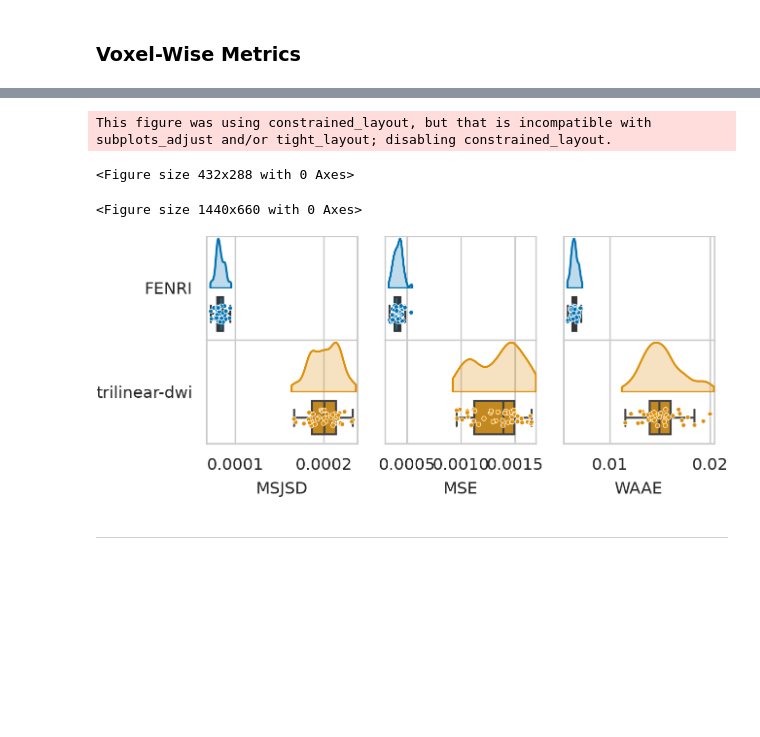
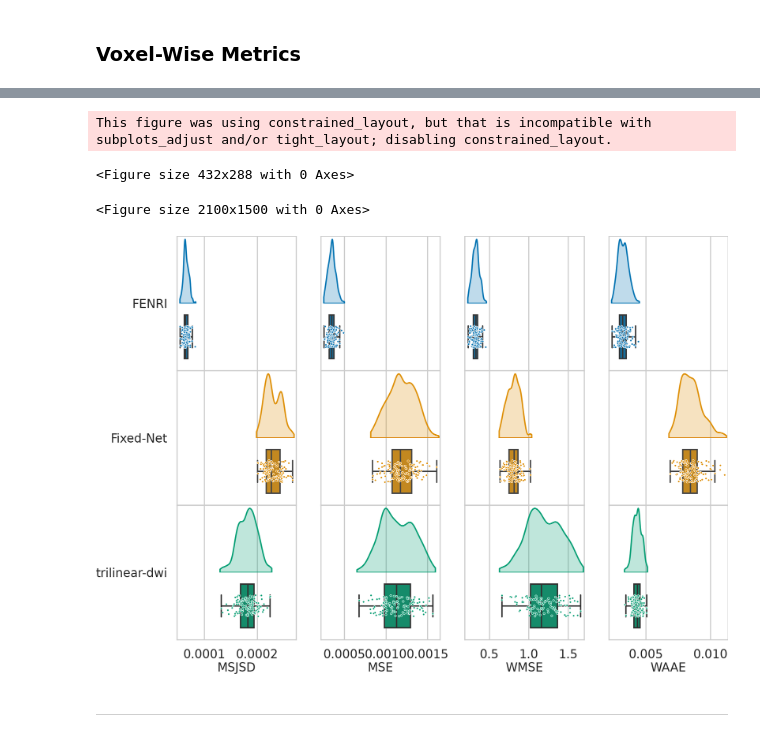
Before and after one commit to TylerSpears/fenri, a Jupyter notebook: notebooks/data_analysis/hcp/quant_analysis.ipynb, the cells around one changed output, grey strips where cells are left out. Cells and saved outputs as stored; diff of their text form; code cells hidden in the pictures; blank space fills up the shorter version.

Commit message:
Update training & testing scripts, add scilpy eval., add baseline methods; ISBI 2024 submission

```diff
--- a/notebooks/data_analysis/hcp/quant_analysis.ipynb
+++ b/notebooks/data_analysis/hcp/quant_analysis.ipynb
@@ -151,8 +151,8 @@ def log_prefix():
 split_files = {
     # "01.1": Path("../../continuous_sr/data_splits/tmp_one-subj_HCP_train-val-test_split_01.1.csv"),
     "01.1": Path("../../continuous_sr/data_splits/HCP_train-val-test_split_01.1.csv"),
-    # "02.1": Path("../../continuous_sr/data_splits/HCP_train-val-test_split_02.1.csv"),
-    # "03.1": Path("../../continuous_sr/data_splits/HCP_train-val-test_split_03.1.csv"),
+    "02.1": Path("../../continuous_sr/data_splits/HCP_train-val-test_split_02.1.csv"),
+    "03.1": Path("../../continuous_sr/data_splits/HCP_train-val-test_split_03.1.csv"),
 }
 
 test_subj_ids_split = dict()
@@ -419,10 +461,28 @@ Done loading pred data
 sphere = dipy.data.get_sphere("repulsion724")
 theta, phi = pitn.odf.get_torch_sample_sphere_coords(sphere, device, torch.float32)
 
-metric_names = ("JSD", "MSE", "WAAE")
+
+def sh_weighted_mse_masked(y_pred, y, mask):
+    LOSS_ODF_COEFF_MEANS = torch.from_numpy(
+        np.array([0.17] + [0.002] * 5 + [0.002] * 9 + [0.0] * 13 + [0.0] * 17)
+    )
+    LOSS_ODF_COEFF_STDS = torch.from_numpy(
+        np.array([0.05] + [0.1] * 5 + [0.06] * 9 + [0.03] * 13 + [0.01] * 17)
+    )
+    LOSS_ODF_COEFF_MEANS = LOSS_ODF_COEFF_MEANS[None, :, None, None, None].to(y_pred)
+    LOSS_ODF_COEFF_STDS = LOSS_ODF_COEFF_STDS[None, :, None, None, None].to(y_pred)
+
+    y_pred_standardized = (y_pred - LOSS_ODF_COEFF_MEANS) / LOSS_ODF_COEFF_STDS
+    y_standardized = (y - LOSS_ODF_COEFF_MEANS) / LOSS_ODF_COEFF_STDS
+
+    return pitn.metrics.mse_batchwise_masked(y_pred_standardized, y_standardized, mask)
+
+
+metric_names = ("JSD", "MSE", "WMSE", "WAAE")
 metric_fns = (
     partial(pitn.metrics.sphere_jensen_shannon_distance, theta=theta, phi=phi),
     pitn.metrics.mse_batchwise_masked,
+    sh_weighted_mse_masked,
     partial(
         pitn.metrics.waae,
         # n_peaks=WAAE_N_PEAKS,
@@ -430,6 +490,7 @@ metric_fns = (
         # n_peaks=3,
         odf_integral_theta=theta,  # .cpu(),
         odf_integral_phi=phi,  # .cpu(),
+        fp_fn_w=pitn.metrics.HCP_MEDIAN_NORM_PEAK,
     ),
 )
 # %% [markdown]
@@ -437,7 +498,7 @@ metric_fns = (
 # %% [markdown]
 ### Voxel-Wise Metrics
 # %%
-VOXEL_USE_CSV = False
+VOXEL_USE_CSV = True
 # %%
 voxelwise_metrics_results_table = dict(
     subj_id=list(),
@@ -606,20 +753,21 @@ plot_table.model_category[
     plot_table.model_category.map(lambda n: "inr" in n.casefold())
 ] = "FENRI"
 plot_table.model_category[
-    plot_table.model_category.map(lambda n: "static-cnn" in n.casefold())
-] = "Static-CNN"
+    plot_table.model_category.map(lambda n: "fixed-net" in n.casefold())
+] = "Fixed-Net"
 plot_table = plot_table[plot_table.tissue_mask.map(lambda s: s in {"wm"})]
 plt.clf()
 
-# metric_of_interest = "median_value"
-metric_of_interest = "mean_value"
-
+metric_of_interest = "median_value"
+# metric_of_interest = "mean_value"
+#
 with mpl.rc_context(mpl.rc_params()):
     with sns.axes_style(
         "whitegrid", {"font.size": 8.0, "axes.xmargin": 0.0, "axes.ymargin": 0.0}
     ):
         figsize = dict(mpl.rc_params())["figure.figsize"]
-        figsize[1] = 2.2
+        figsize[0] = 7
+        figsize[1] = 5
         fig = plt.figure(
             figsize=figsize,
             dpi=dict(mpl.rc_params())["figure.dpi"],
@@ -664,7 +812,7 @@ with mpl.rc_context(mpl.rc_params()):
             hue="model_category",
             palette=color_dict,
             jitter=0.08,
-            size=2.2,
+            size=1.5,
             edgecolor="white",
             linewidth=0.3,
             legend=False,
@@ -762,34 +910,34 @@ with mpl.rc_context(mpl.rc_params()):
                 cut=0.5,
                 legend=False,
                 bw_adjust=0.75,
                 ax=ax_inset,
             )
             ax_inset.set_xlabel("")
             ax_inset.set_ylabel("")
             ax_inset.grid(False)
 
             # tmp viz of bounding box
             # ax.add_patch(
             #     plt.Rectangle(
             #         (bbox_to_anchor[0], bbox_to_anchor[1]),
             #         bbox_to_anchor[2],
             #         bbox_to_anchor[3],
             #         lw=1,
             #         ls="--",
             #         ec="c",
             #         fc="none",
             #         transform=ax.transData,
             #         zorder=100000,
             #     )
             # )
 
         g
         # g.savefig("quant_results_cloud_plot.pdf", bbox_inches="tight", pad_inches=0.0)
         # g.savefig("quant_results_cloud_plot.svg", bbox_inches="tight", pad_inches=0.0)
 # %% [output]
 This figure was using constrained_layout, but that is incompatible with subplots_adjust and/or tight_layout; disabling constrained_layout.
 <Figure size 432x288 with 0 Axes>
-<Figure size 1440x660 with 0 Axes>
+<Figure size 2100x1500 with 0 Axes>
-[figure, old version]
+[figure, new version]
 # %% [markdown]
 ---
```
Also changed, not shown: parts of 7 cells of this notebook, 21 other files.
